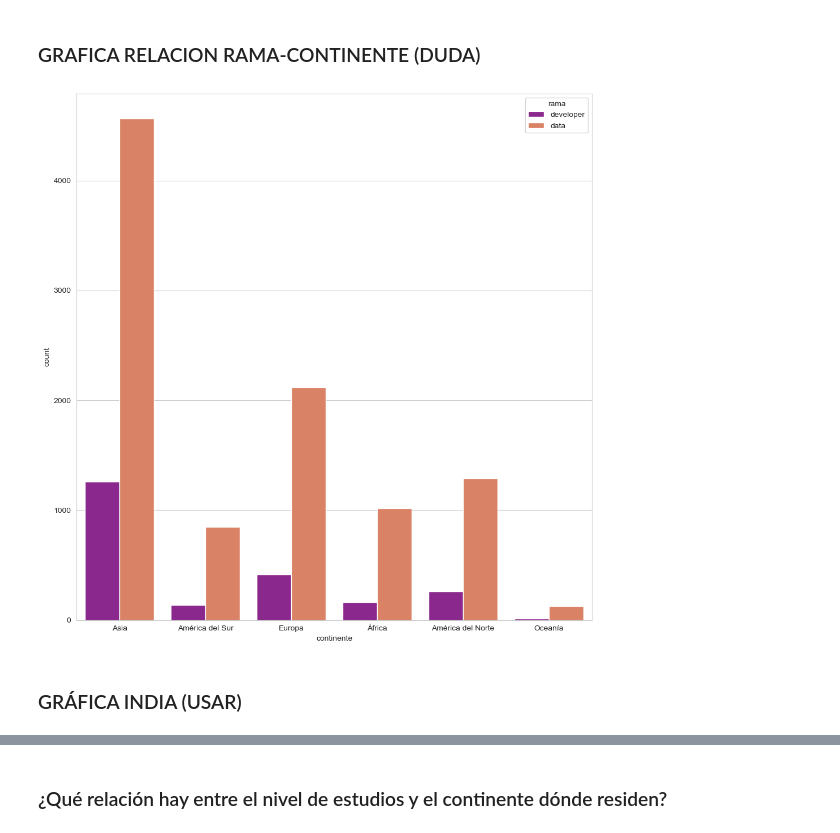
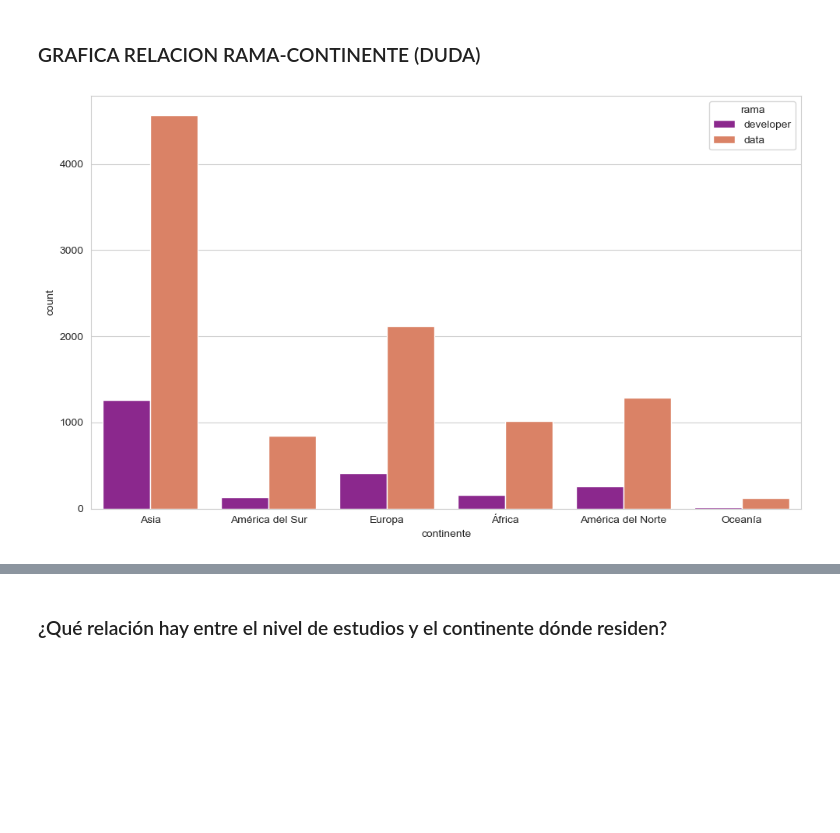
Before and after one commit to silviagordon/EDA-Visualizacion, a Jupyter notebook: Notebooks/Visualización.ipynb, the cells around one changed output, grey strips where cells are left out. Drawn from its saved outputs; the diff is of its cells as text; code cells hidden in the pictures; blank space fills up the shorter version.

```diff
--- a/Notebooks/Visualización.ipynb
+++ b/Notebooks/Visualización.ipynb
@@ -82,19 +99,17 @@ En esta gráfica podemos ver en el eje de las x los distintos continentes y en e
 # %% [markdown]
 ### GRAFICA RELACION RAMA-CONTINENTE (DUDA)
 # %%
-plt.figure(figsize=(10,10))
+plt.figure(figsize=(10,6))
 
 fig = sns.countplot(x = df_continente["continente"], hue = df_continente["rama"], palette = 'plasma')
 plt.tight_layout()
 
 plt.show()
 # %% [output]
-[figure, old version]
+[figure, new version]
 # %%
 df_asia = df_social[df_social["continente"].isin(["Asia"])]
 # %%
 df_asia2 = df_social[df_social["pais"].isin(["India", "Japan", "China", "Pakistan"])]
 # %%
 import sidetable
-# %% [markdown]
-### GRÁFICA INDIA (USAR)
```
Also changed, not shown: parts of 25 cells of this notebook, 7 other files.
